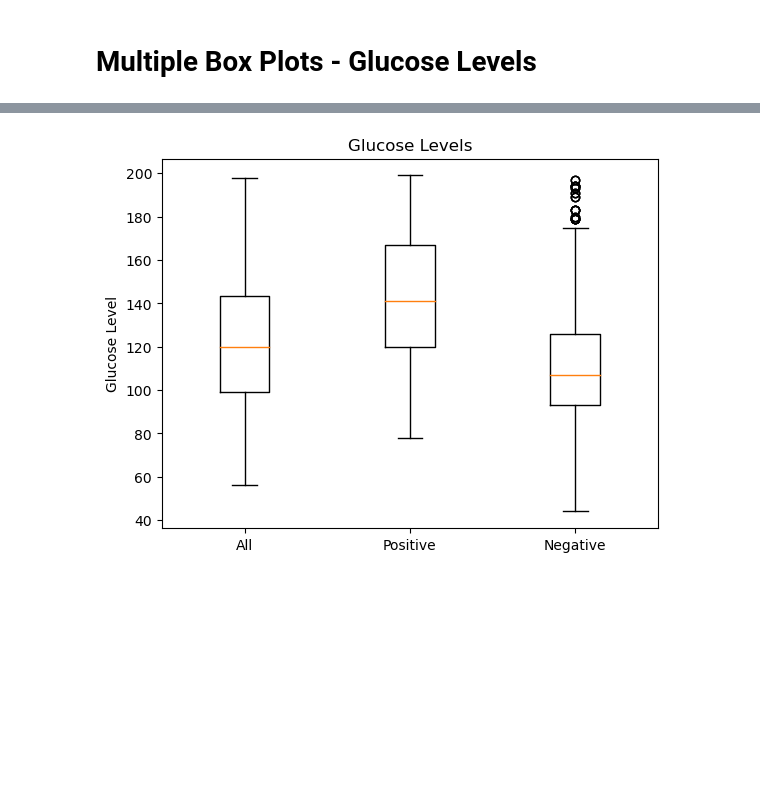
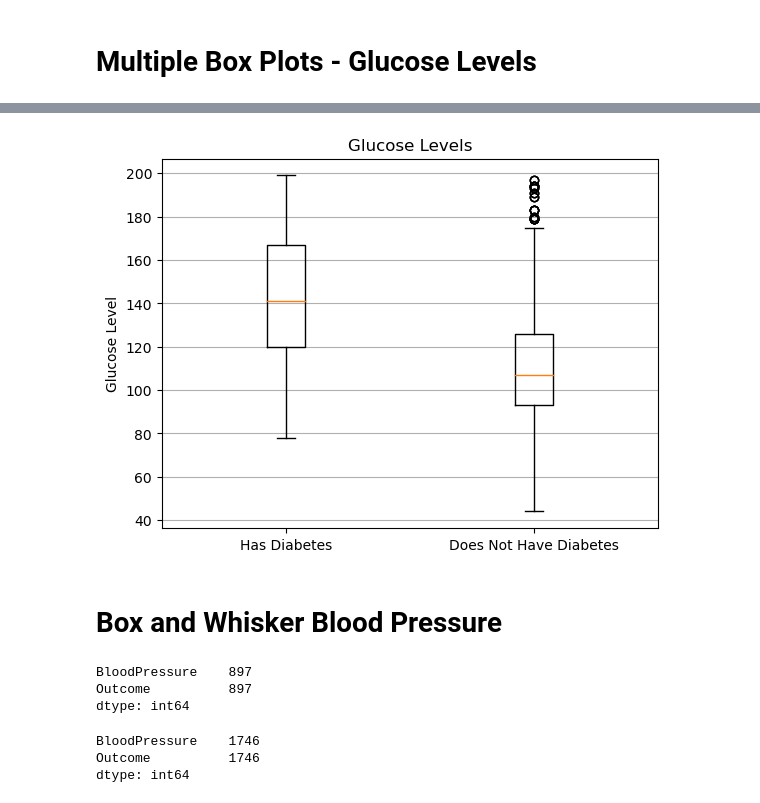
Before and after one commit to jmsavage2008/project-one, a Jupyter notebook: Project 1 Data Cleaning.ipynb, the cells around one changed output, grey strips where cells are left out. Saved outputs shown, nothing was run; the diff lists cells and outputs as text; code cells hidden in the pictures; blank space fills up the shorter version.

Commit message:
Graphs

```diff
--- a/Project 1 Data Cleaning.ipynb
+++ b/Project 1 Data Cleaning.ipynb
@@ -415,13 +451,46 @@ plt.show()
 # %%
-x_axis = [glucose, glucose_yes, glucose_no]
+x_axis = [glucose_yes, glucose_no]
 fig, ax1 = plt.subplots()
 ax1.set_ylabel("Glucose Level")
-ax1.boxplot(x_axis)
+y = ax1.boxplot(x_axis)
 ax1.set_title("Glucose Levels")
+ax1.yaxis.grid(True)
 
-tick_locations = [1, 2, 3]
-plt.xticks(tick_locations,["All", "Positive", "Negative"])
+tick_locations = [1, 2]
+plt.xticks(tick_locations,["Has Diabetes", "Does Not Have Diabetes"])
+
+plt.savefig("Images/Glucose.png")
 
 plt.show()
 # %% [output]
-[figure, old version]
+[figure, new version]
+# %% [markdown]
+# Box and Whisker Blood Pressure
+# %%
+#Filter to only those with Diabetes
+bp_yes_df = data_set_final_df.loc[data_set_final_df["Outcome"]==1]
+
+#Make new data frame with only necessary columns for Diabetes
+bp_yes_df = bp_yes_df[["BloodPressure", "Outcome"]]
+
+#Clean data for Diabetes and check counts
+bp_yes_df = bp_yes_df.dropna(how="any")
+bp_yes_df.count()
+# %% [output]
+BloodPressure    897
+Outcome          897
+dtype: int64
+# %%
+#Filter to only those without Diabetes
+bp_no_df = data_set_final_df.loc[data_set_final_df["Outcome"]==0]
+
+#Make new data frame with only necessary columns for Diabetes
+bp_no_df = bp_no_df[["BloodPressure", "Outcome"]]
+
+#Clean data for Diabetes and check counts
+bp_no_df = bp_no_df.dropna(how="any")
+bp_no_df.count()
+# %% [output]
+BloodPressure    1746
+Outcome          1746
+dtype: int64
```
Also changed, not shown: parts of 24 cells of this notebook, 10 other files.
